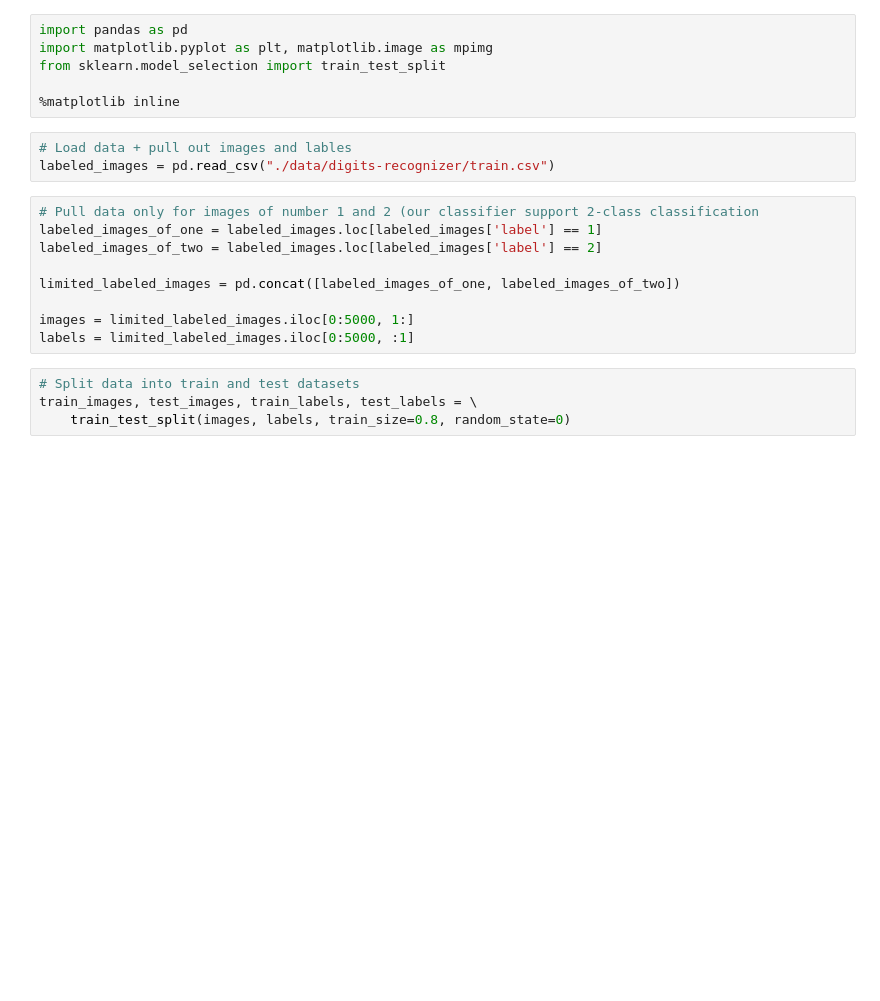
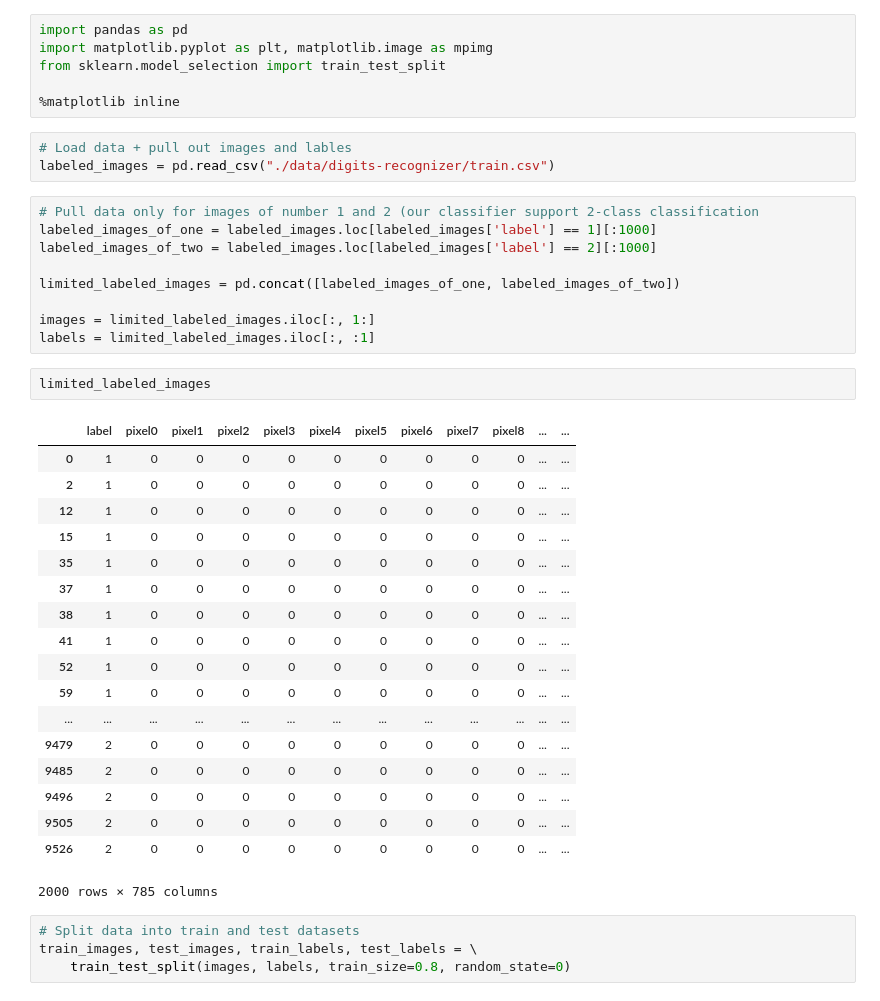
Before and after one commit to orprager/ml, a Jupyter notebook: samples/digits-recognizer/svm.ipynb, the cells around one changed output. Drawn from its saved outputs; the diff is of its cells as text; blank space fills up the shorter version.

```diff
--- a/samples/digits-recognizer/svm.ipynb
+++ b/samples/digits-recognizer/svm.ipynb
@@ -9,13 +9,34 @@ from sklearn.model_selection import train_test_split
 labeled_images = pd.read_csv("./data/digits-recognizer/train.csv")
 # %%
 # Pull data only for images of number 1 and 2 (our classifier support 2-class classification
-labeled_images_of_one = labeled_images.loc[labeled_images['label'] == 1]
-labeled_images_of_two = labeled_images.loc[labeled_images['label'] == 2]
+labeled_images_of_one = labeled_images.loc[labeled_images['label'] == 1][:1000]
+labeled_images_of_two = labeled_images.loc[labeled_images['label'] == 2][:1000]
 
 limited_labeled_images = pd.concat([labeled_images_of_one, labeled_images_of_two])
 
-images = limited_labeled_images.iloc[0:5000, 1:]
-labels = limited_labeled_images.iloc[0:5000, :1]
+images = limited_labeled_images.iloc[:, 1:]
+labels = limited_labeled_images.iloc[:, :1]
+# %%
+limited_labeled_images
+# %% [output]
+|  | label | pixel0 | pixel1 | pixel2 | pixel3 | pixel4 | pixel5 | pixel6 | pixel7 | pixel8 | ... | ... |
+| 0 | 1 | 0 | 0 | 0 | 0 | 0 | 0 | 0 | 0 | 0 | ... | ... |
+| 2 | 1 | 0 | 0 | 0 | 0 | 0 | 0 | 0 | 0 | 0 | ... | ... |
+| 12 | 1 | 0 | 0 | 0 | 0 | 0 | 0 | 0 | 0 | 0 | ... | ... |
+| 15 | 1 | 0 | 0 | 0 | 0 | 0 | 0 | 0 | 0 | 0 | ... | ... |
+| 35 | 1 | 0 | 0 | 0 | 0 | 0 | 0 | 0 | 0 | 0 | ... | ... |
+| 37 | 1 | 0 | 0 | 0 | 0 | 0 | 0 | 0 | 0 | 0 | ... | ... |
+| 38 | 1 | 0 | 0 | 0 | 0 | 0 | 0 | 0 | 0 | 0 | ... | ... |
+| 41 | 1 | 0 | 0 | 0 | 0 | 0 | 0 | 0 | 0 | 0 | ... | ... |
+| 52 | 1 | 0 | 0 | 0 | 0 | 0 | 0 | 0 | 0 | 0 | ... | ... |
+| 59 | 1 | 0 | 0 | 0 | 0 | 0 | 0 | 0 | 0 | 0 | ... | ... |
+| ... | ... | ... | ... | ... | ... | ... | ... | ... | ... | ... | ... | ... |
+| 9479 | 2 | 0 | 0 | 0 | 0 | 0 | 0 | 0 | 0 | 0 | ... | ... |
+| 9485 | 2 | 0 | 0 | 0 | 0 | 0 | 0 | 0 | 0 | 0 | ... | ... |
+| 9496 | 2 | 0 | 0 | 0 | 0 | 0 | 0 | 0 | 0 | 0 | ... | ... |
+| 9505 | 2 | 0 | 0 | 0 | 0 | 0 | 0 | 0 | 0 | 0 | ... | ... |
+| 9526 | 2 | 0 | 0 | 0 | 0 | 0 | 0 | 0 | 0 | 0 | ... | ... |
+2000 rows × 785 columns
 # %%
 # Split data into train and test datasets
 train_images, test_images, train_labels, test_labels = \
```
Also changed, not shown: parts of 5 cells of this notebook, 7 other files.
